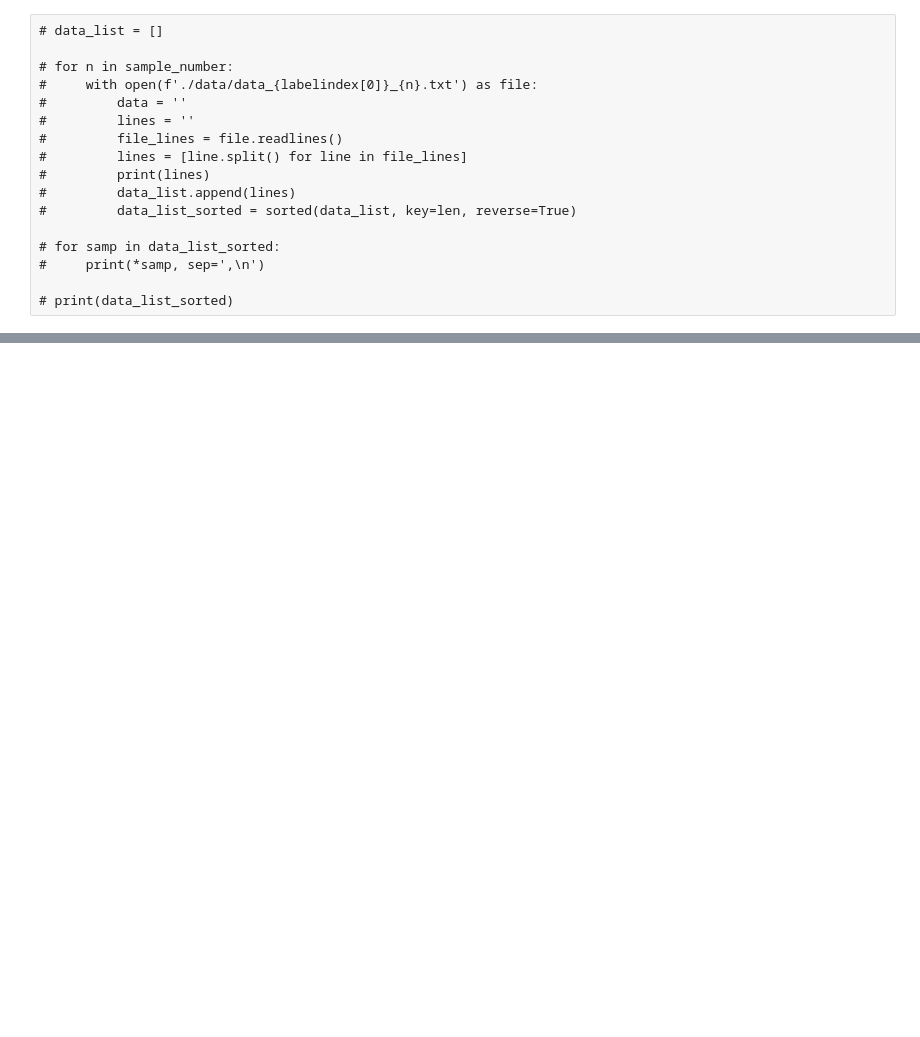
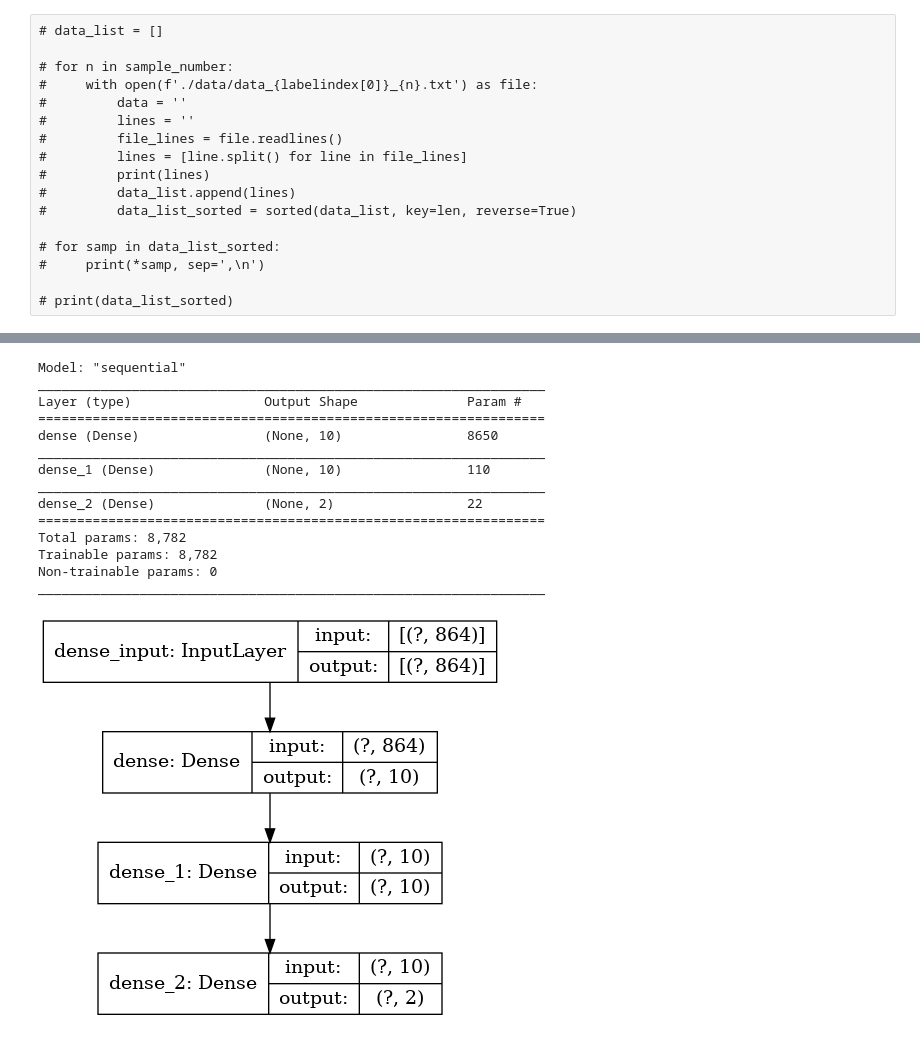
Before and after one commit to szt-r/sensorAPI-ML, a Jupyter notebook: data.ipynb, the cells around one changed output, grey strips where cells are left out. Saved outputs shown, nothing was run; the diff lists cells and outputs as text; code cells hidden in the pictures; blank space fills up the shorter version.

Commit message:
raw data to csv & training the model

```diff
--- a/data.ipynb
+++ b/data.ipynb
@@ -130,0 +144,36 @@ print(df[:9])
+# %%
+def build_model(optimizer='adam', dense_dims=10):
+    model = Sequential()
+    model.add(Dense(dense_dims, input_dim=864))
+    model.add(Dense(10, activation=tf.nn.relu))
+    model.add(Dense(2, activation='softmax'))
+    # Compile neural network
+    model.compile(optimizer=optimizer, loss='sparse_categorical_crossentropy', metrics=['accuracy'])
+    # Return compiled network
+    return model
+# %%
+from sklearn.model_selection import cross_val_score
+import pydot
+from keras.utils import plot_model
+
+model = build_model()
+
+model.summary()
+
+plot_model(model,  show_shapes=True, show_layer_names=True, rankdir='TB', expand_nested=True, dpi=96)
+# %% [output]
+Model: "sequential"
+_________________________________________________________________
+Layer (type)                 Output Shape              Param #
+=================================================================
+dense (Dense)                (None, 10)                8650
+_________________________________________________________________
+dense_1 (Dense)              (None, 10)                110
+_________________________________________________________________
+dense_2 (Dense)              (None, 2)                 22
+=================================================================
+Total params: 8,782
+Trainable params: 8,782
+Non-trainable params: 0
+_________________________________________________________________
+[figure, added]
```
Also changed, not shown: parts of 14 cells of this notebook.
